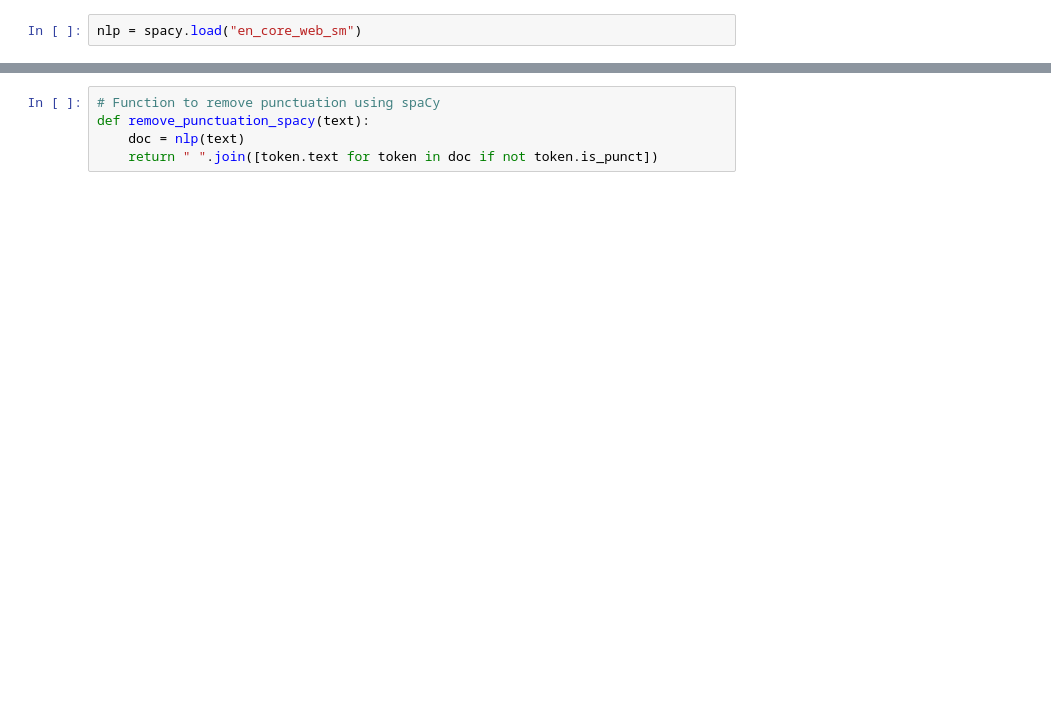
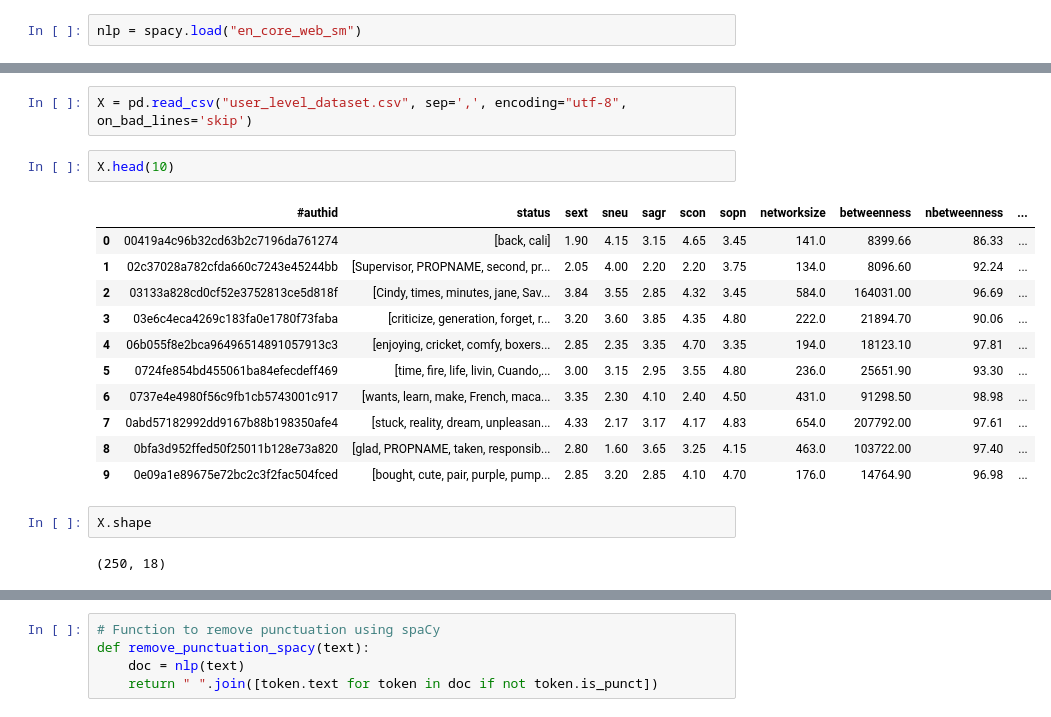
Before and after one commit to nodeicode/641-Final, a Jupyter notebook: nlp.ipynb, the cells around one changed output, grey strips where cells are left out. Drawn from its saved outputs; the diff is of its cells as text; blank space fills up the shorter version.

```diff
--- a/nlp.ipynb
+++ b/nlp.ipynb
@@ -172,0 +212,20 @@ nlp = spacy.load("en_core_web_sm")
+# %%
+X = pd.read_csv("user_level_dataset.csv", sep=',', encoding="utf-8",  on_bad_lines='skip')
+# %%
+X.head(10)
+# %% [output]
+|  | #authid | status | sext | sneu | sagr | scon | sopn | networksize | betweenness | nbetweenness | ... |
+| 0 | 00419a4c96b32cd63b2c7196da761274 | [back, cali] | 1.90 | 4.15 | 3.15 | 4.65 | 3.45 | 141.0 | 8399.66 | 86.33 | ... |
+| 1 | 02c37028a782cfda660c7243e45244bb | [Supervisor, PROPNAME, second, pr... | 2.05 | 4.00 | 2.20 | 2.20 | 3.75 | 134.0 | 8096.60 | 92.24 | ... |
+| 2 | 03133a828cd0cf52e3752813ce5d818f | [Cindy, times, minutes, jane, Sav... | 3.84 | 3.55 | 2.85 | 4.32 | 3.45 | 584.0 | 164031.00 | 96.69 | ... |
+| 3 | 03e6c4eca4269c183fa0e1780f73faba | [criticize, generation, forget, r... | 3.20 | 3.60 | 3.85 | 4.35 | 4.80 | 222.0 | 21894.70 | 90.06 | ... |
+| 4 | 06b055f8e2bca96496514891057913c3 | [enjoying, cricket, comfy, boxers... | 2.85 | 2.35 | 3.35 | 4.70 | 3.35 | 194.0 | 18123.10 | 97.81 | ... |
+| 5 | 0724fe854bd455061ba84efecdeff469 | [time, fire, life, livin, Cuando,... | 3.00 | 3.15 | 2.95 | 3.55 | 4.80 | 236.0 | 25651.90 | 93.30 | ... |
+| 6 | 0737e4e4980f56c9fb1cb5743001c917 | [wants, learn, make, French, maca... | 3.35 | 2.30 | 4.10 | 2.40 | 4.50 | 431.0 | 91298.50 | 98.98 | ... |
+| 7 | 0abd57182992dd9167b88b198350afe4 | [stuck, reality, dream, unpleasan... | 4.33 | 2.17 | 3.17 | 4.17 | 4.83 | 654.0 | 207792.00 | 97.61 | ... |
+| 8 | 0bfa3d952ffed50f25011b128e73a820 | [glad, PROPNAME, taken, responsib... | 2.80 | 1.60 | 3.65 | 3.25 | 4.15 | 463.0 | 103722.00 | 97.40 | ... |
+| 9 | 0e09a1e89675e72bc2c3f2fac504fced | [bought, cute, pair, purple, pump... | 2.85 | 3.20 | 2.85 | 4.10 | 4.70 | 176.0 | 14764.90 | 96.98 | ... |
+# %%
+X.shape
+# %% [output]
+(250, 18)
```
Also changed, not shown: parts of 61 cells of this notebook.
